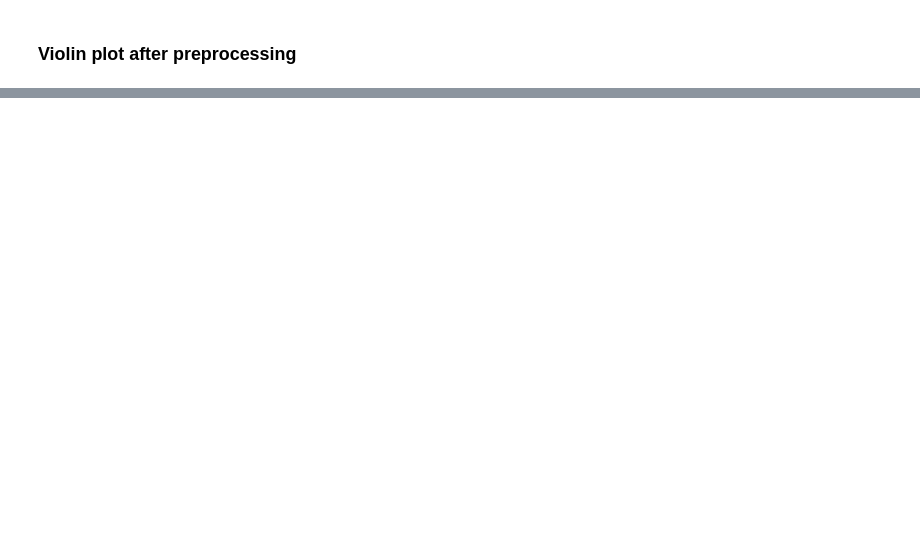
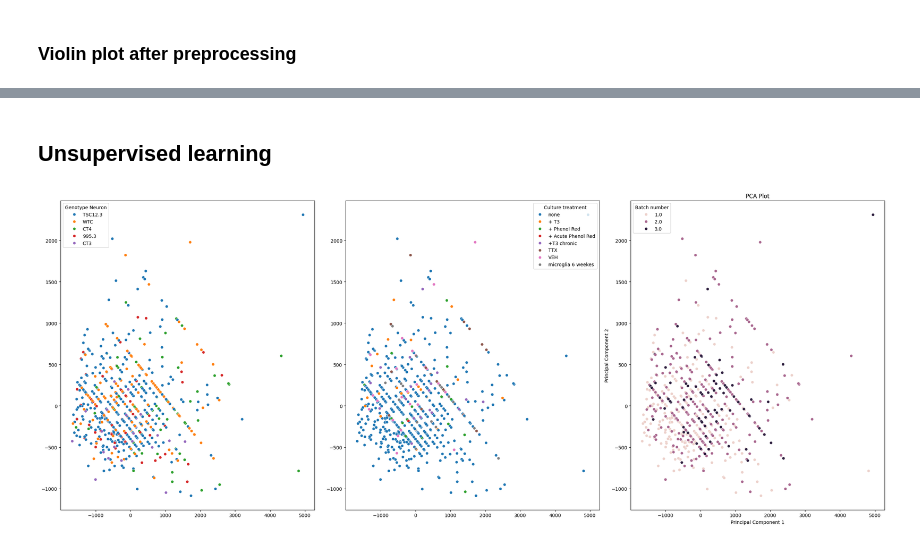
Before and after one commit to wesleysSon/Bpsysio-Ephys, a Jupyter notebook: Ephys workflow WEsley.ipynb, the cells around one changed output, grey strips where cells are left out. Cells and saved outputs as stored; diff of their text form; code cells hidden in the pictures; blank space fills up the shorter version.

```diff
--- a/Ephys workflow WEsley.ipynb
+++ b/Ephys workflow WEsley.ipynb
@@ -216,0 +289,36 @@ plt.show()
+# %% [markdown]
+## Unsupervised learning
+# %%
+from sklearn.decomposition import PCA
+from sklearn.preprocessing import LabelEncoder
+
+
+data_extracted_features_imputed_labeled = data_extracted_features_imputed.copy()
+object_columns_pca = list(data_extracted_features_impute.select_dtypes(include=['object']).columns)
+object_columns_pca.append("Batch number")
+data_extracted_features_imputed_labeled.drop(columns=object_columns_pca, inplace=True)
+
+# # Assuming 'categorical_column' is the name of the column containing categorical variables
+# label_encoder = LabelEncoder()
+# data_extracted_features_imputed_labeled['Genotype Neuron'] = label_encoder.fit_transform(data_extracted_features_imputed_labeled['Genotype Neuron'].astype(str))
+# print(f"Original values: {label_encoder.classes_}\n Label encoded values: {data_extracted_features_imputed_labeled['Genotype Neuron'].unique()}")
+# data_extracted_features_imputed_labeled['Culture treatment'] = label_encoder.fit_transform(data_extracted_features_imputed_labeled['Culture treatment'])
+# print(f"Original values: {label_encoder.classes_}\n Label encoded values: {data_extracted_features_imputed_labeled['Culture treatment'].unique()}")
+
+# Assuming data is your dataset
+pca = PCA(n_components=2)
+reduced_data = pca.fit_transform(data_extracted_features_imputed_labeled)
+
+fig, axes = plt.subplots(1, 3, figsize=(25, 10))
+axes = axes.flatten()
+
+for i, feature in enumerate(object_columns_pca):
+    sns.scatterplot(data=pd.DataFrame(reduced_data), x=reduced_data[:, 0], y=reduced_data[:, 1], hue=data_extracted_features_imputed[feature], ax=axes[i])
+    plt.xlabel('Principal Component 1')
+    plt.ylabel('Principal Component 2')
+    plt.title('PCA Plot')
+
+plt.tight_layout()
+plt.show()
+# %% [output]
+[figure, added]
```
Also changed, not shown: parts of 8 cells of this notebook, 1 other file.
